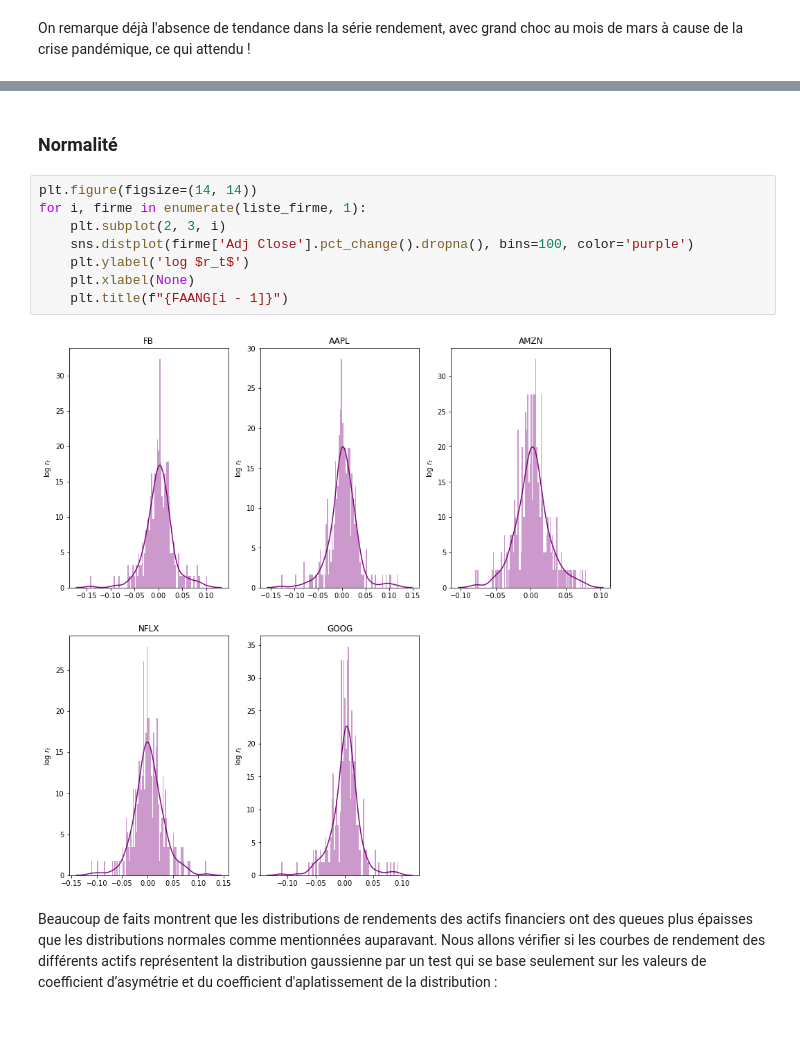
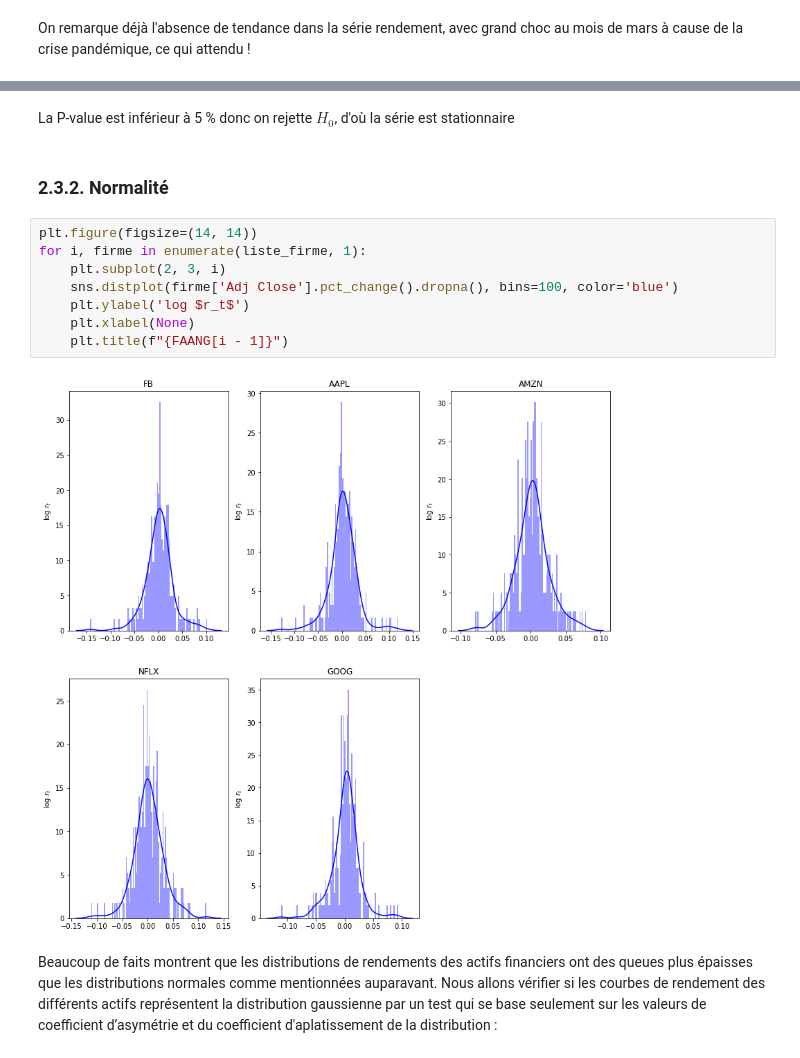
Before and after one commit to lasme-ephrem/pythonproject2a, a Jupyter notebook: Notebook_Fouzia.ipynb, the cells around one changed output, grey strips where cells are left out. Cells and saved outputs as stored; diff of their text form; blank space fills up the shorter version.

```diff
--- a/Notebook_Fouzia.ipynb
+++ b/Notebook_Fouzia.ipynb
@@ -203,15 +224,17 @@ On remarque déjà l'absence de tendance dans la série rendement, avec grand ch
+# %% [markdown]
+La P-value est inférieur à 5 % donc on rejette $H_0$, d'où la série est stationnaire
 # %% [markdown]
-### Normalité
+### 2.3.2. Normalité
 # %%
 plt.figure(figsize=(14, 14))
 for i, firme in enumerate(liste_firme, 1):
     plt.subplot(2, 3, i)
-    sns.distplot(firme['Adj Close'].pct_change().dropna(), bins=100, color='purple')
+    sns.distplot(firme['Adj Close'].pct_change().dropna(), bins=100, color='blue')
     plt.ylabel('log $r_t$')
     plt.xlabel(None)
     plt.title(f"{FAANG[i - 1]}")
 # %% [output]
-[figure, old version]
+[figure, new version]
 # %% [markdown]
 Beaucoup de faits montrent que les distributions de rendements des actifs financiers ont des queues plus épaisses que les distributions normales comme mentionnées auparavant. Nous allons vérifier si les courbes de rendement des différents actifs représentent la distribution gaussienne par un test qui se base seulement sur les valeurs de coefficient d’asymétrie et du coefficient d'aplatissement de la distribution :
 # %% [markdown]
```
Also changed, not shown: parts of 22 cells of this notebook.
